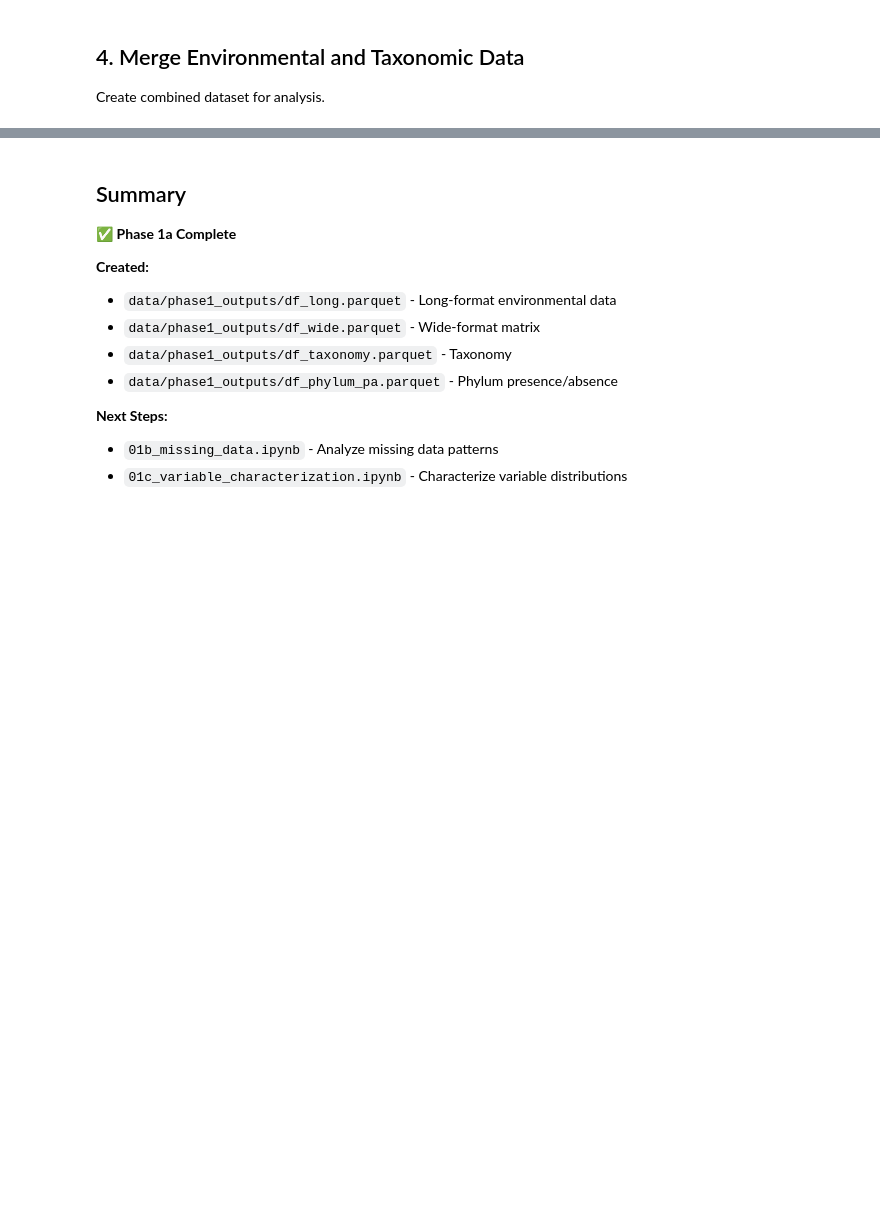
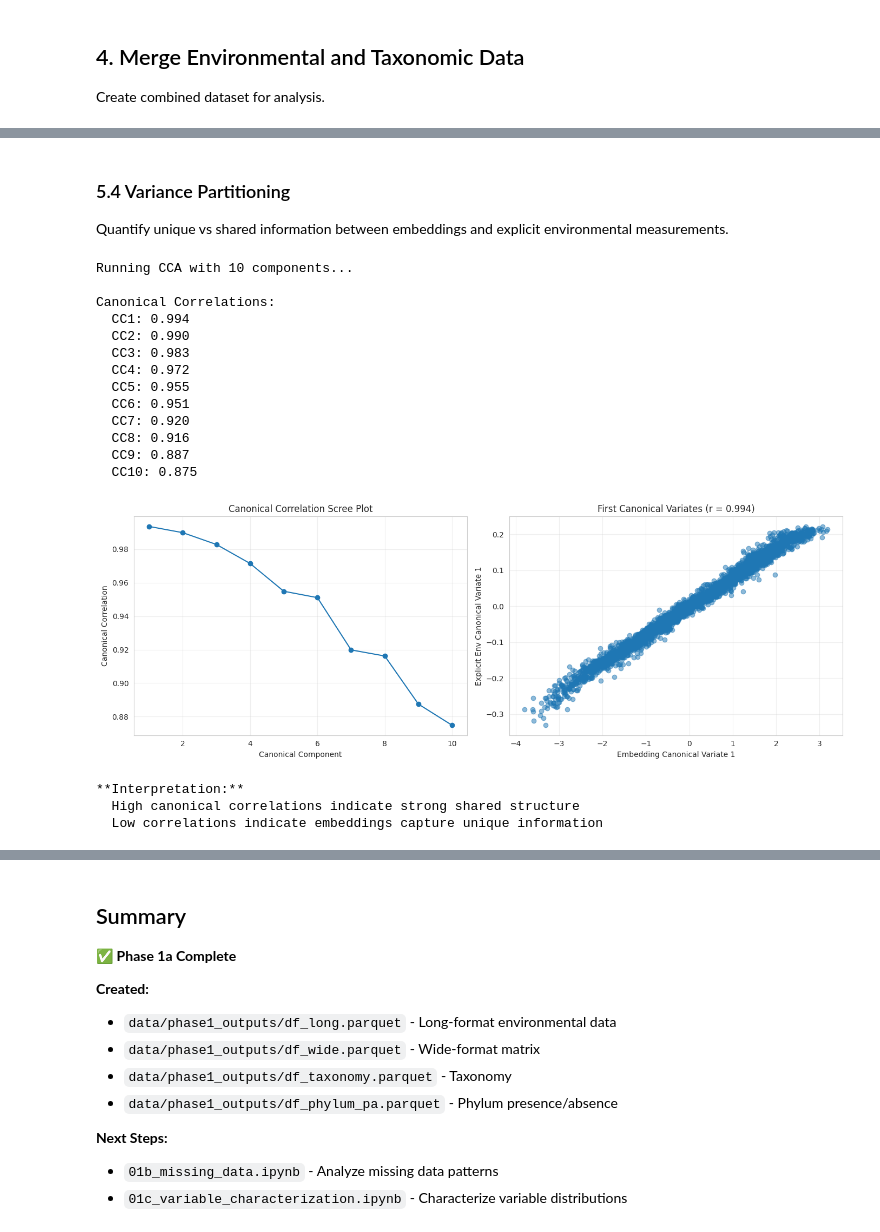
Before and after one commit to aparkin/env-agents, a Jupyter notebook: analysis/notebooks/01_data_prep/01a_extract_pivot.ipynb, the cells around one changed output, grey strips where cells are left out. Cells and saved outputs as stored; diff of their text form; code cells hidden in the pictures; blank space fills up the shorter version.

```diff
--- a/analysis/notebooks/01_data_prep/01a_extract_pivot.ipynb
+++ b/analysis/notebooks/01_data_prep/01a_extract_pivot.ipynb
@@ -257,0 +586,78 @@ print(f"  Lost in merge: {len(df_wide) + len(df_taxonomy) - 2*len(df_combined)}"
+# %% [markdown]
+### 5.4 Variance Partitioning
+
+Quantify unique vs shared information between embeddings and explicit environmental measurements.
+# %%
+# Canonical Correlation Analysis
+if complete_cases.sum() > 100:  # Need more data for CCA
+    from sklearn.cross_decomposition import CCA
+    from sklearn.preprocessing import StandardScaler
+
+    # Prepare data (complete cases only)
+    X_emb = df_embeddings[complete_cases].fillna(0)  # Embeddings
+    X_env = df_explicit_env[complete_cases].fillna(df_explicit_env.mean())  # Explicit env vars
+
+    # Standardize
+    scaler_emb = StandardScaler()
+    scaler_env = StandardScaler()
+    X_emb_scaled = scaler_emb.fit_transform(X_emb)
+    X_env_scaled = scaler_env.fit_transform(X_env)
+
+    # Fit CCA (use min of available dimensions)
+    n_components = min(10, X_emb_scaled.shape[1], X_env_scaled.shape[1], X_emb_scaled.shape[0] // 10)
+    print(f"Running CCA with {n_components} components...")
+
+    cca = CCA(n_components=n_components)
+    X_emb_c, X_env_c = cca.fit_transform(X_emb_scaled, X_env_scaled)
+
+    # Compute canonical correlations
+    canonical_corrs = [np.corrcoef(X_emb_c[:, i], X_env_c[:, i])[0, 1] for i in range(n_components)]
+
+    print(f"\nCanonical Correlations:")
+    for i, corr in enumerate(canonical_corrs):
+        print(f"  CC{i+1}: {corr:.3f}")
+
+    # Visualize
+    fig, axes = plt.subplots(1, 2, figsize=(14, 5))
+
+    # Scree plot
+    axes[0].plot(range(1, n_components + 1), canonical_corrs, 'o-')
+    axes[0].set_xlabel('Canonical Component')
+    axes[0].set_ylabel('Canonical Correlation')
+    axes[0].set_title('Canonical Correlation Scree Plot')
+    axes[0].grid(True, alpha=0.3)
+
+    # Scatter: First canonical variate
+    axes[1].scatter(X_emb_c[:, 0], X_env_c[:, 0], alpha=0.5)
+    axes[1].set_xlabel('Embedding Canonical Variate 1')
+    axes[1].set_ylabel('Explicit Env Canonical Variate 1')
+    axes[1].set_title(f'First Canonical Variates (r = {canonical_corrs[0]:.3f})')
+    axes[1].grid(True, alpha=0.3)
+
+    plt.tight_layout()
+    plt.show()
+
+    print(f"\n**Interpretation:**")
+    print(f"  High canonical correlations indicate strong shared structure")
+    print(f"  Low correlations indicate embeddings capture unique information")
+else:
+    print("⚠️ Skipping CCA - insufficient data (need >100 complete cases)")
+    print(f"   Current complete cases: {complete_cases.sum()}")
+# %% [output]
+Running CCA with 10 components...
+
+Canonical Correlations:
+  CC1: 0.994
+  CC2: 0.990
+  CC3: 0.983
+  CC4: 0.972
+  CC5: 0.955
+  CC6: 0.951
+  CC7: 0.920
+  CC8: 0.916
+  CC9: 0.887
+  CC10: 0.875
+[figure, added]
+**Interpretation:**
+  High canonical correlations indicate strong shared structure
+  Low correlations indicate embeddings capture unique information
```
Also changed, not shown: parts of 43 cells of this notebook, 13 other files.
